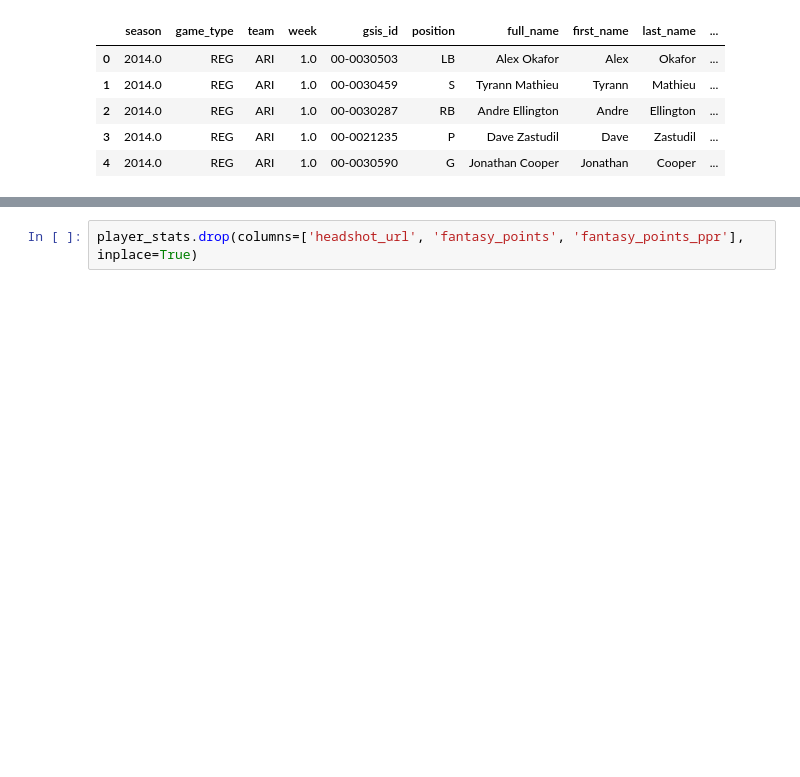
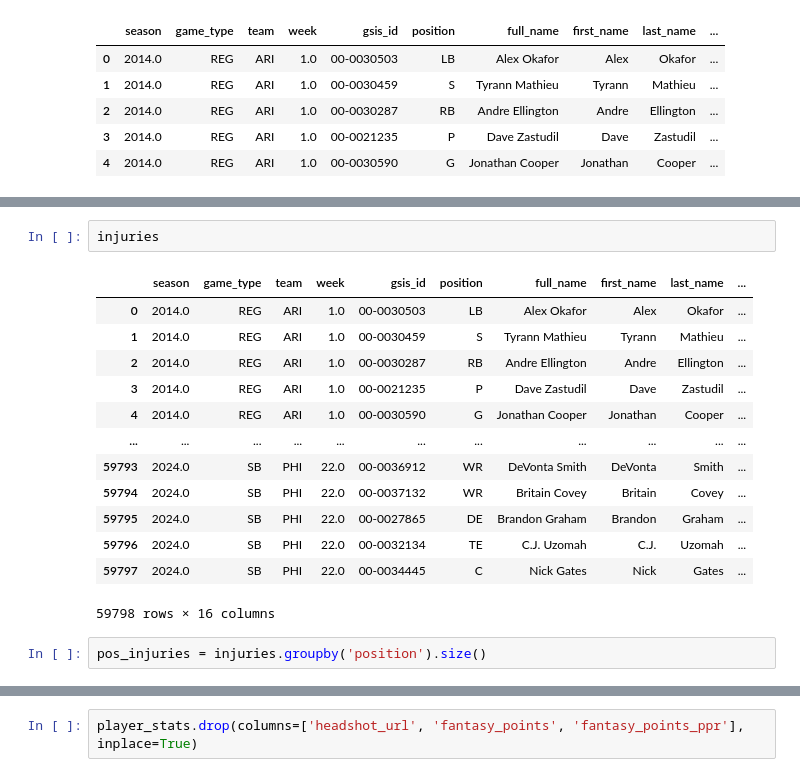
Before and after one commit to jc39963/NFLPA_2025, a Jupyter notebook: nflpa_trial.ipynb, the cells around one changed output, grey strips where cells are left out. Saved outputs shown, nothing was run; the diff lists cells and outputs as text; blank space fills up the shorter version.

```diff
--- a/nflpa_trial.ipynb
+++ b/nflpa_trial.ipynb
@@ -139,0 +157,18 @@ injuries.head()
+# %%
+injuries
+# %% [output]
+|  | season | game_type | team | week | gsis_id | position | full_name | first_name | last_name | ... |
+| 0 | 2014.0 | REG | ARI | 1.0 | 00-0030503 | LB | Alex Okafor | Alex | Okafor | ... |
+| 1 | 2014.0 | REG | ARI | 1.0 | 00-0030459 | S | Tyrann Mathieu | Tyrann | Mathieu | ... |
+| 2 | 2014.0 | REG | ARI | 1.0 | 00-0030287 | RB | Andre Ellington | Andre | Ellington | ... |
+| 3 | 2014.0 | REG | ARI | 1.0 | 00-0021235 | P | Dave Zastudil | Dave | Zastudil | ... |
+| 4 | 2014.0 | REG | ARI | 1.0 | 00-0030590 | G | Jonathan Cooper | Jonathan | Cooper | ... |
+| ... | ... | ... | ... | ... | ... | ... | ... | ... | ... | ... |
+| 59793 | 2024.0 | SB | PHI | 22.0 | 00-0036912 | WR | DeVonta Smith | DeVonta | Smith | ... |
+| 59794 | 2024.0 | SB | PHI | 22.0 | 00-0037132 | WR | Britain Covey | Britain | Covey | ... |
+| 59795 | 2024.0 | SB | PHI | 22.0 | 00-0027865 | DE | Brandon Graham | Brandon | Graham | ... |
+| 59796 | 2024.0 | SB | PHI | 22.0 | 00-0032134 | TE | C.J. Uzomah | C.J. | Uzomah | ... |
+| 59797 | 2024.0 | SB | PHI | 22.0 | 00-0034445 | C | Nick Gates | Nick | Gates | ... |
+59798 rows × 16 columns
+# %%
+pos_injuries = injuries.groupby('position').size()
```
Also changed, not shown: parts of 11 cells of this notebook.
